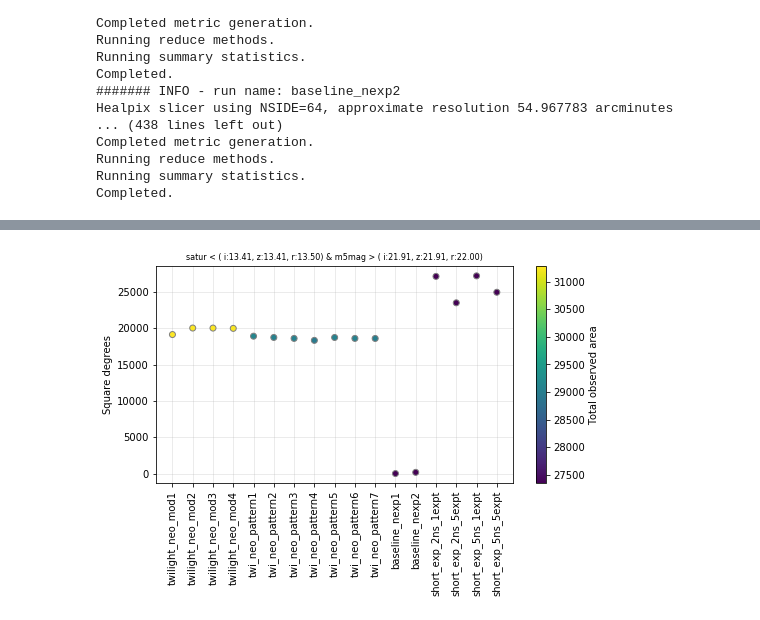
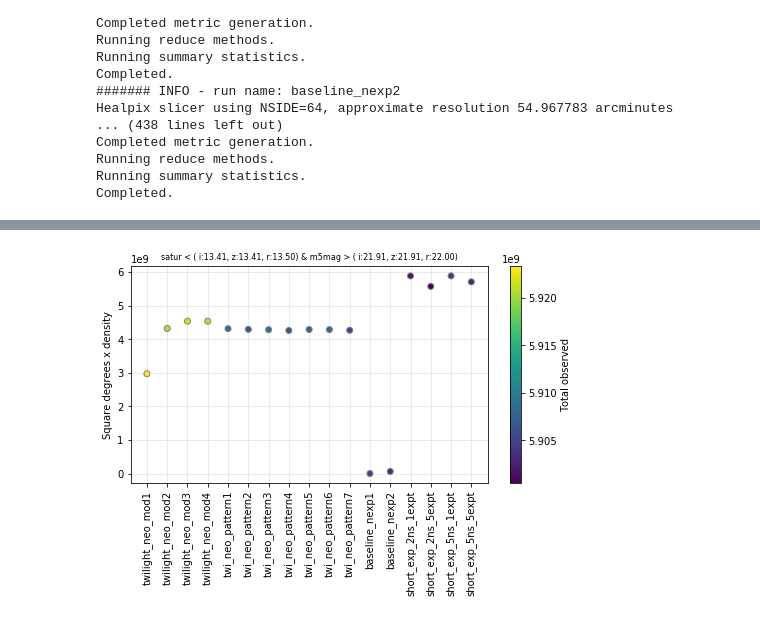
Before and after one commit to LSSTScienceCollaborations/SMWLV-metrics, a Jupyter notebook: notebooks/2021-03-24_trySaturatedSeveral.ipynb, the cells around one changed output, grey strips where cells are left out. Saved outputs shown, nothing was run; the diff lists cells and outputs as text; code cells hidden in the pictures.

Commit message:
Star density included in short exposures figure of merit

```diff
--- a/notebooks/2021-03-24_trySaturatedSeveral.ipynb
+++ b/notebooks/2021-03-24_trySaturatedSeveral.ipynb
@@ -410,6 +579,19 @@ Completed.
 rSaturMax = 13.5
 rFaintMin = 22. # set to a small number to relax the faint-limit selection
 starType = 'G'
+
+# handle star density
+multiplyByDensity = True
+
+if np.size(stardens) > 0:
+    # some syntax to handle hp.mollview's treatment of masked arrays
+    stardensShow = np.ma.copy(stardens)
+    stardensShow[stardensShow.mask] = np.ma.min(stardensShow)
+else:
+    multiplyByDensity = False
+
+# coordinate string for mollviews
+sCoo = ['C','G']
 
 # Print filter-by-filter statistics to screen?
 Verbose=False
@@ -514,6 +696,18 @@ for resDict in lEvals:
     # ... the number of fields that were observed at all in any filter
     nEither = np.sum(bObservedAtall)
 
+    # scale by star density?
+    if multiplyByDensity:
+        nNotFail = np.sum(stardens[~bMaskCombined])
+        nEither  = np.sum(stardens[bObservedAtall])
+
+    # since we're dealing with masked arrays, the result of this might be a masked value
+    # if either of the sums was over entirely masked values, set to zero
+    if np.ma.is_masked(nNotFail):
+        nNotFail = 0.
+    if np.ma.is_masked(nEither):
+        nEither = 0.
+
     # ... and multiply by the healpix area. This is our figure of merit.
     areaGood = np.float(nNotFail)*pixDeg2
     areaTotal = np.float(nEither)*pixDeg2
@@ -522,10 +716,16 @@ for resDict in lEvals:
     lNames.append(resDict[sFilt]['run_name'])
     lEithers.append(areaTotal)
 
-    print("INFO:", resDict[sFilt]['run_name'], nNotFail, nEither, areaGood, areaTotal)
+    print("INFO:", resDict[sFilt]['run_name'], nNotFail, np.ma.is_masked(nNotFail), nEither, areaGood, areaTotal)
 
     # Before we plot, apply the cumulative mask
     satur.mask = satur.mask | bMaskCombined
     sTitle = '%s: %s' % (resDict[sFilt]['run_name'], sConds)
-    hp.mollview(satur, unit=sUnit, title=sTitle)
+
+    hp.mollview(satur, unit=sUnit, title=sTitle, coord=sCoo)
+
+# if we have it, show the stellar density in the same coordinate system as we chose for the mollviews
+if np.size(stardens) > 0:
+    hp.mollview(np.log10(stardensShow), unit=r'log$_{10}$(density)', title=r'log$_{10}$(Density): %s < %.2f' % (filtDens, magdens),
+               coord=['C','G'], cmap='inferno')
 # %% [output]
@@ -561,21 +761,27 @@ INFO: short_exp_5ns_5expt 29723 32588 24946.32501661151 27350.901310141504
 # %%
 # suppress the offset from the colorbar and from the vertical axis
 from matplotlib.ticker import ScalarFormatter
 c_formatter = ScalarFormatter(useOffset=False)
+
+# label for our axes
+ylabel = 'Square degrees'
+
+if multiplyByDensity:
+    ylabel = 'Square degrees x density'
 
 # OK now we have our figures of merit. Let's try plotting them as per Peter's Lots_of_runs.ipynb:
 fig1 = plt.figure(1, figsize=(8,4))
 ax1 = fig1.add_subplot(111)
 x = np.arange(len(lNames))
 dum = ax1.scatter(x, lFoms, c=lEithers, edgecolor='0.5', zorder=2)
 ax1.set_title(sConds, fontsize=8)  # conditions label from above
 ax1.yaxis.set_major_formatter(c_formatter)
-ax1.set_ylabel('Square degrees')
+ax1.set_ylabel(ylabel)
 ack = plt.xticks(x, lNames, rotation=90)
-cbar = fig1.colorbar(dum, ax=ax1, label='Total observed area', format=c_formatter)
+cbar = fig1.colorbar(dum, ax=ax1, label='Total observed', format=c_formatter)
 dum2 = ax1.grid(which='both', alpha=0.3, zorder=1)
 # %% [output]
-[figure, old version]
+[figure, new version]
 # %%
 # 2021-03-24 kept but commented out for the moment
 #
```
Also changed, not shown: parts of 15 cells of this notebook.
